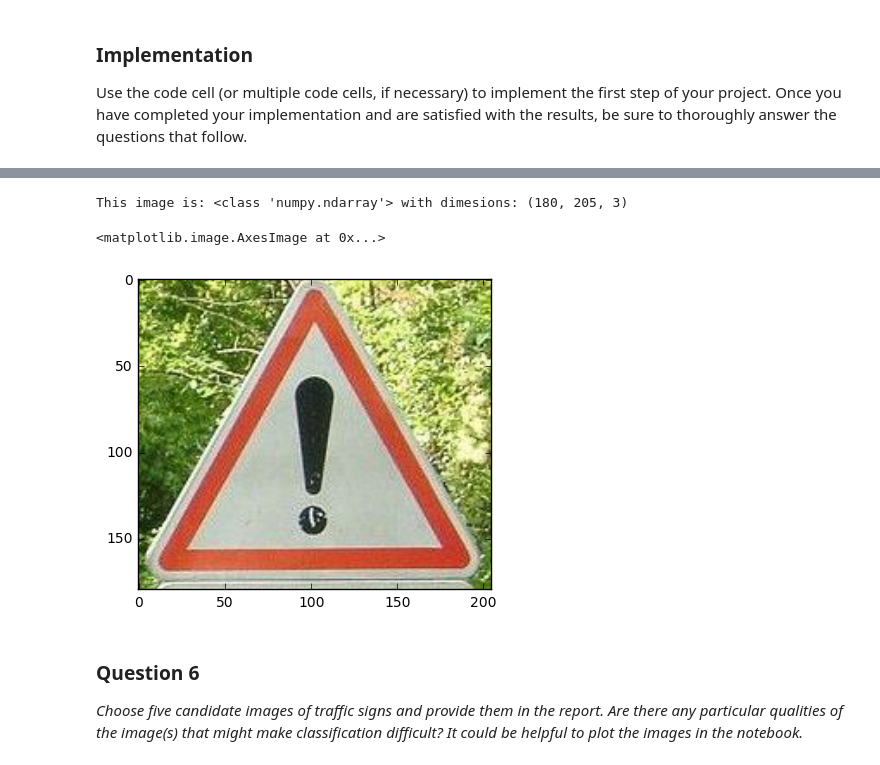
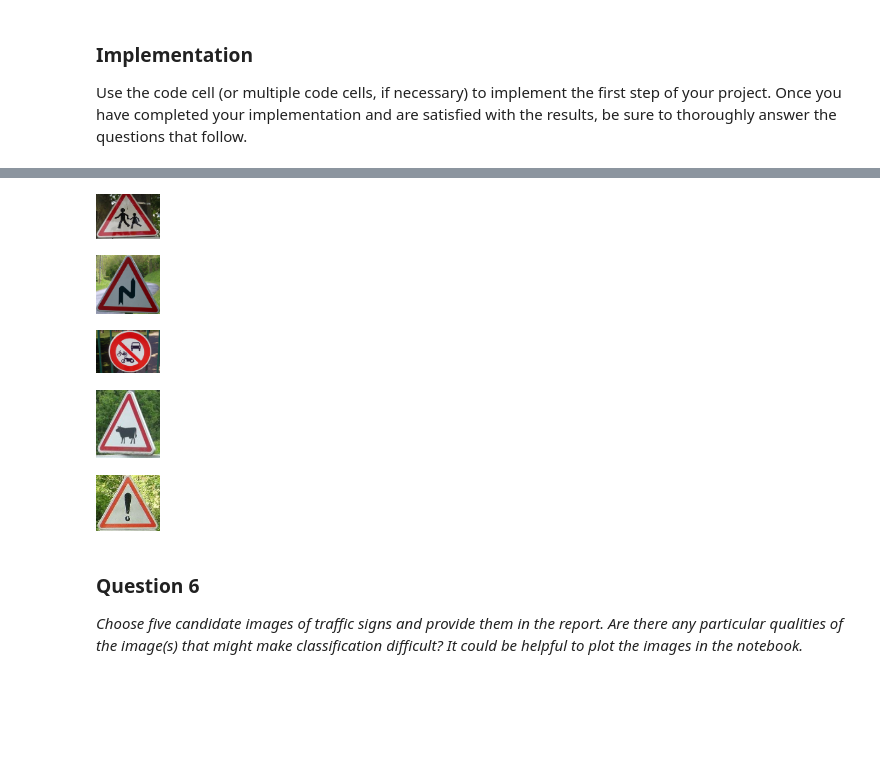
Before and after one commit to valery-nguyen/CarND-Traffic-Sign-Classifier-Project, a Jupyter notebook: Traffic_Sign_Classifier.ipynb, the cells around one changed output, grey strips where cells are left out. Drawn from its saved outputs; the diff is of its cells as text; code cells hidden in the pictures; blank space fills up the shorter version.

```diff
--- a/Traffic_Sign_Classifier.ipynb
+++ b/Traffic_Sign_Classifier.ipynb
@@ -1099,16 +980,39 @@ This image is: <class 'numpy.ndarray'> with dimesions: (125, 117, 3)
-# %%
-#Fifth image:
-#reading in an image
-image_source = 'sign5.jpeg'
-image5 = mpimg.imread(image_source)
-
-#printing out some stats and plotting
-print('This image is:', type(image5), 'with dimesions:', image5.shape)
-plt.imshow(image5)
-# %% [output]
-This image is: <class 'numpy.ndarray'> with dimesions: (180, 205, 3)
-<matplotlib.image.AxesImage at 0x...>
-[figure, removed]
+# %%
+# Load and plot new images
+#%matplotlib inline
+#plt.figure(figsize=(1,1))
+# First image:
+image_source1 = 'sign1.jpg'
+image1 = mpimg.imread(image_source1)
+
+# Second image:
+image_source2 = 'sign2.jpg'
+image2 = mpimg.imread(image_source2)
+
+# Third image:
+image_source3 = 'sign3.jpg'
+image3 = mpimg.imread(image_source3)
+
+# Fourth image:
+image_source4 = 'sign4.png'
+image4 = mpimg.imread(image_source4)
+
+# Fifth image:
+image_source5 = 'sign5.jpeg'
+image5 = mpimg.imread(image_source5)
+
+# Display new images
+display(dispImage(image_source1, width=64, height=64),
+        dispImage(image_source2, width=64, height=64),
+        dispImage(image_source3, width=64, height=64),
+        dispImage(image_source4, width=64, height=64),
+        dispImage(image_source5, width=64, height=64))
+# %% [output]
+[figure, added]
+[figure, added]
+[figure, added]
+[figure, added]
+[figure, added]
 # %% [markdown]
 ### Question 6
 
```
Also changed, not shown: parts of 34 cells of this notebook.
